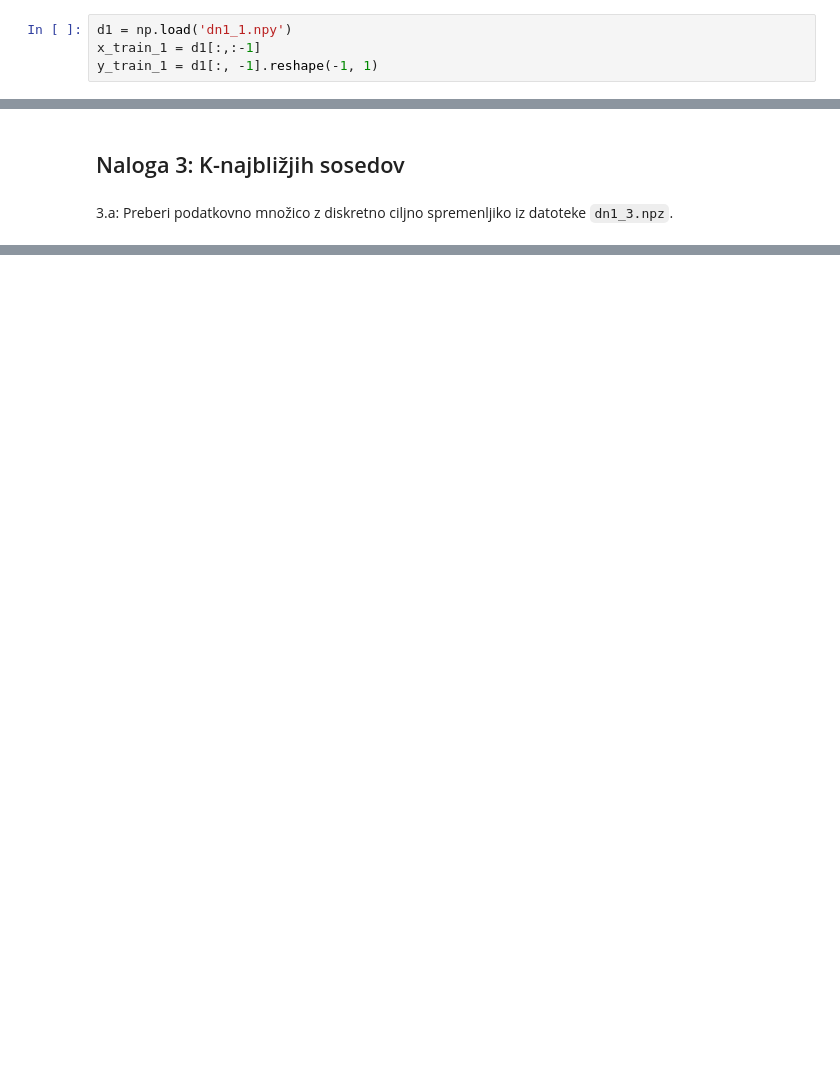
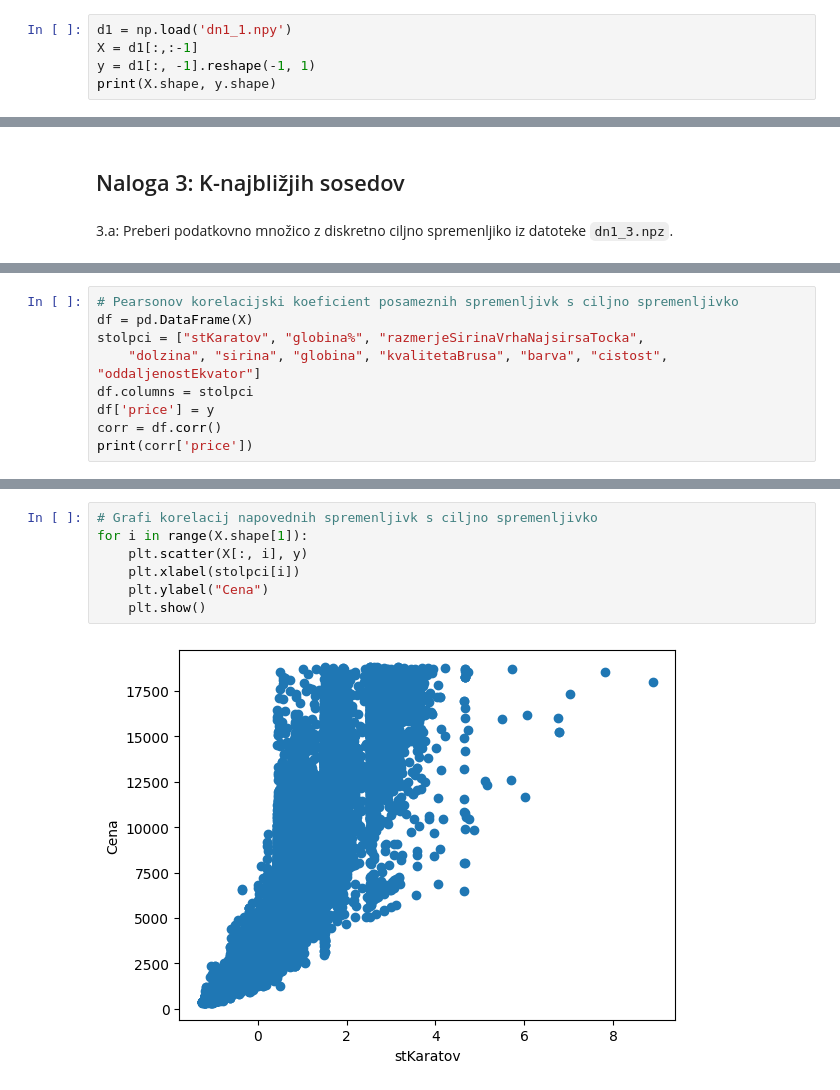
Before and after one commit to anejrozman/Machine-Learning-1, a Jupyter notebook: hw1/dn1.ipynb, the cells around one changed output, grey strips where cells are left out. Drawn from its saved outputs; the diff is of its cells as text; blank space fills up the shorter version.

```diff
--- a/hw1/dn1.ipynb
+++ b/hw1/dn1.ipynb
@@ -74,6 +74,7 @@ RMSE: 1.4402628516812352e-14
 1.c: Naloži podatkovno množico iz datoteke `dn1_1.npy` in jo razdeli na podatke o napovednih spremenljivkah $x$ in podatke o ciljni spremenljivki $y$. Ciljna spremenljivka je v zadnjem stolpcu datoteke s podatkovno množico.
 # %%
 d1 = np.load('dn1_1.npy')
-x_train_1 = d1[:,:-1]
-y_train_1 = d1[:, -1].reshape(-1, 1)
+X = d1[:,:-1]
+y = d1[:, -1].reshape(-1, 1)
+print(X.shape, y.shape)
 # %% [output]
@@ -203,0 +384,9 @@ Opomba: Pomen spremenljivk je sledeč:
+# %%
+# Pearsonov korelacijski koeficient posameznih spremenljivk s ciljno spremenljivko
+df = pd.DataFrame(X)
+stolpci = ["stKaratov", "globina%", "razmerjeSirinaVrhaNajsirsaTocka",
+    "dolzina", "sirina", "globina", "kvalitetaBrusa", "barva", "cistost", "oddaljenostEkvator"]
+df.columns = stolpci
+df['price'] = y
+corr = df.corr()
+print(corr['price'])
@@ -203,0 +406,9 @@ Opomba: Pomen spremenljivk je sledeč:
+# %%
+# Grafi korelacij napovednih spremenljivk s ciljno spremenljivko
+for i in range(X.shape[1]):
+    plt.scatter(X[:, i], y)
+    plt.xlabel(stolpci[i])
+    plt.ylabel("Cena")
+    plt.show()
+# %% [output]
+[figure, added]
```
Also changed, not shown: parts of 15 cells of this notebook.
